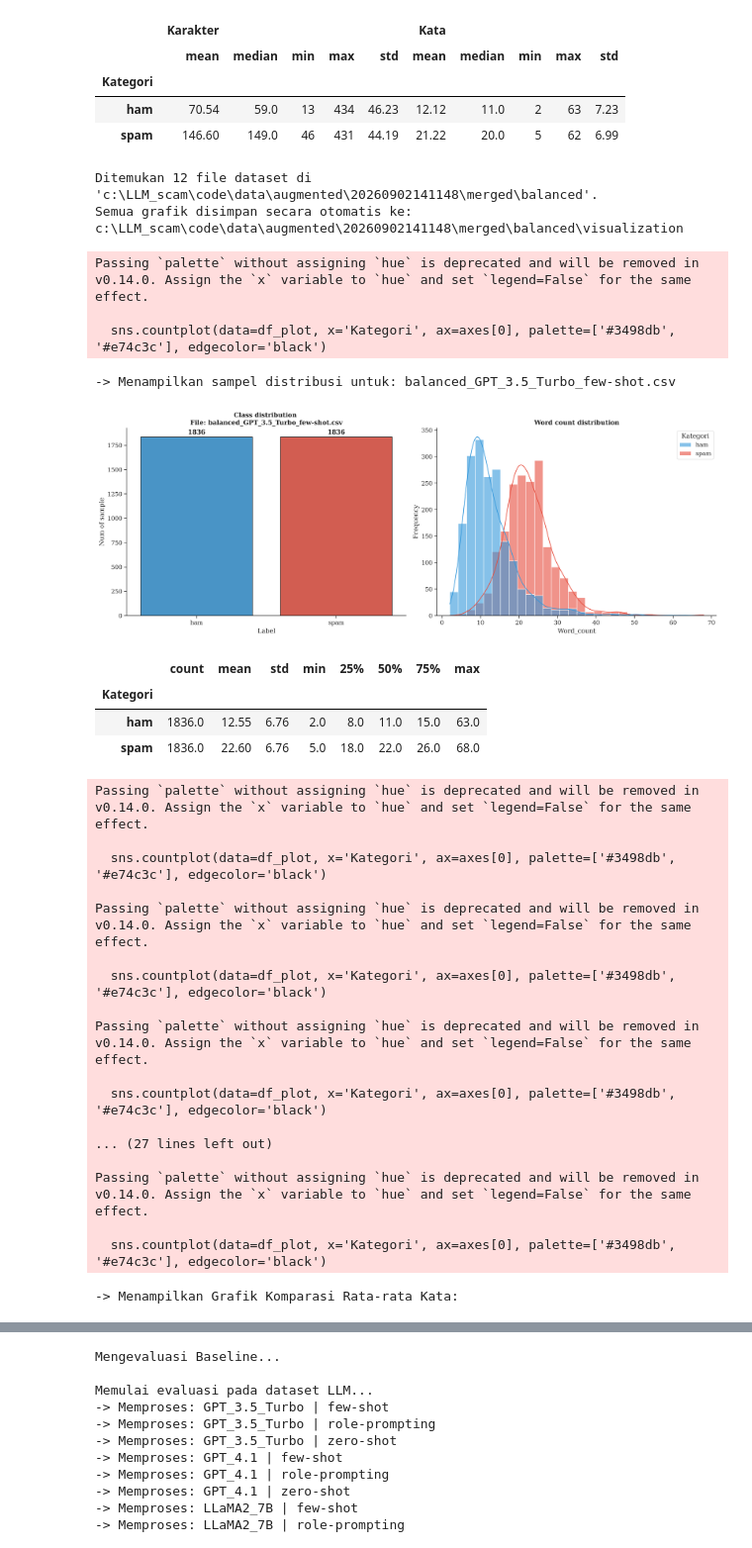
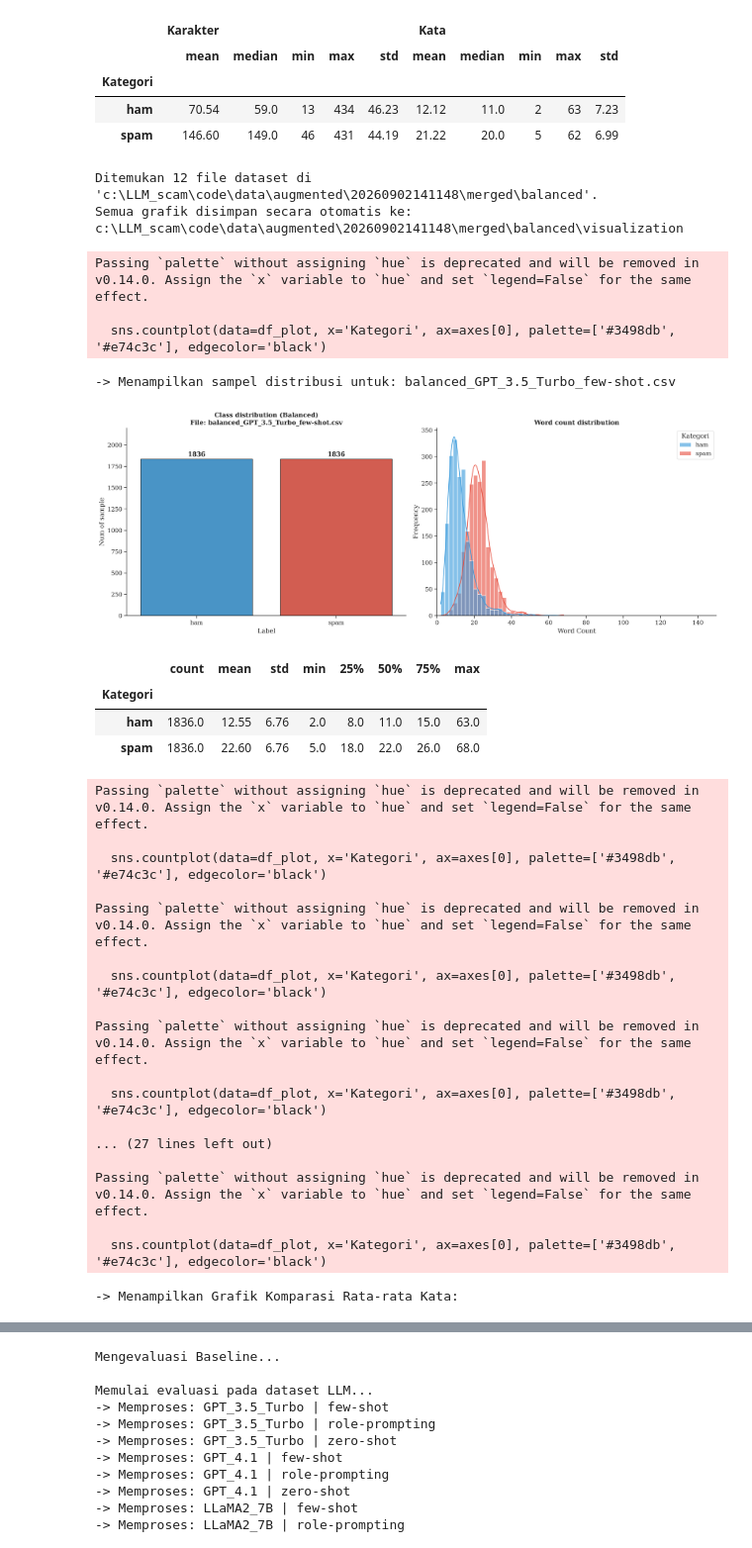
Before and after one commit to farhanhr/llm_generated_dataset, a Jupyter notebook: notebooks/LLM_augmented_notebooks.ipynb, the cells around one changed output, grey strips where cells are left out. Shown at 99% size. Saved outputs shown, nothing was run; the diff lists cells and outputs as text; code cells hidden in the pictures.

Commit message:
feat: lock x-axis word count visualization

```diff
--- a/notebooks/LLM_augmented_notebooks.ipynb
+++ b/notebooks/LLM_augmented_notebooks.ipynb
@@ -179,9 +179,10 @@ else:
             status_text = "Balanced" if USE_BALANCED_DATA else "Unbalanced"
 
             sns.countplot(data=df_plot, x='Kategori', ax=axes[0], palette=['#3498db', '#e74c3c'], edgecolor='black')
-            axes[0].set_title(f"Class distribution \nFile: {file_name}", fontweight='bold')
+            axes[0].set_title(f"Class distribution ({status_text})\nFile: {file_name}", fontweight='bold')
             axes[0].set_ylabel("Num of sample")
             axes[0].set_xlabel("Label")
+            axes[0].set_ylim(0, 2200)
 
             for p in axes[0].patches:
                 height = p.get_height()
@@ -192,7 +193,9 @@ else:
                          palette=['#3498db', '#e74c3c'], bins=30, alpha=0.6)
             axes[1].set_title("Word count distribution", fontweight='bold')
             axes[1].set_ylabel("Frequency")
-            axes[1].set_xlabel("Word_count")
+            axes[1].set_xlabel("Word Count")
+
+            axes[1].set_xlim(0, 150)
 
             plt.tight_layout()
 
@@ -213,34 +216,34 @@ else:
 
         bars = plt.barh(df_avg['Model'], df_avg['Avg_WC'], color='#d3d3d3', edgecolor='none')
 
         plt.title("Comparison of Average Word Count Across Models", fontweight='bold', fontsize=14)
         plt.xlabel("Average Word Count", fontsize=12)
 
         for bar in bars:
             width = bar.get_width()
             plt.text(width - 0.5,
                      bar.get_y() + bar.get_height()/2,
                      f'{width:.1f}',
                      ha='right', va='center', fontweight='bold', color='black', fontsize=11)
 
         plt.tight_layout()
 
         comparison_path = os.path.join(visualization_dir, "Comparison_Average_WordCount.png")
         plt.savefig(comparison_path, dpi=300)
 
         print("\n-> Menampilkan Grafik Komparasi Rata-rata Kata:")
         plt.show()
 
     else:
         print("CSV file not found")
 # %% [output]
 Ditemukan 12 file dataset di 'c:\LLM_scam\code\data\augmented\20260902141148\merged\balanced'.
 Semua grafik disimpan secara otomatis ke: c:\LLM_scam\code\data\augmented\20260902141148\merged\balanced\visualization
 Passing `palette` without assigning `hue` is deprecated and will be removed in v0.14.0. Assign the `x` variable to `hue` and set `legend=False` for the same effect.
 
   sns.countplot(data=df_plot, x='Kategori', ax=axes[0], palette=['#3498db', '#e74c3c'], edgecolor='black')
 -> Menampilkan sampel distribusi untuk: balanced_GPT_3.5_Turbo_few-shot.csv
-[figure, old version]
+[figure, new version]
 |  | count | mean | std | min | 25% | 50% | 75% | max |
 | Kategori |  |  |  |  |  |  |  |  |
 | ham | 1836.0 | 12.55 | 6.76 | 2.0 | 8.0 | 11.0 | 15.0 | 63.0 |
```
